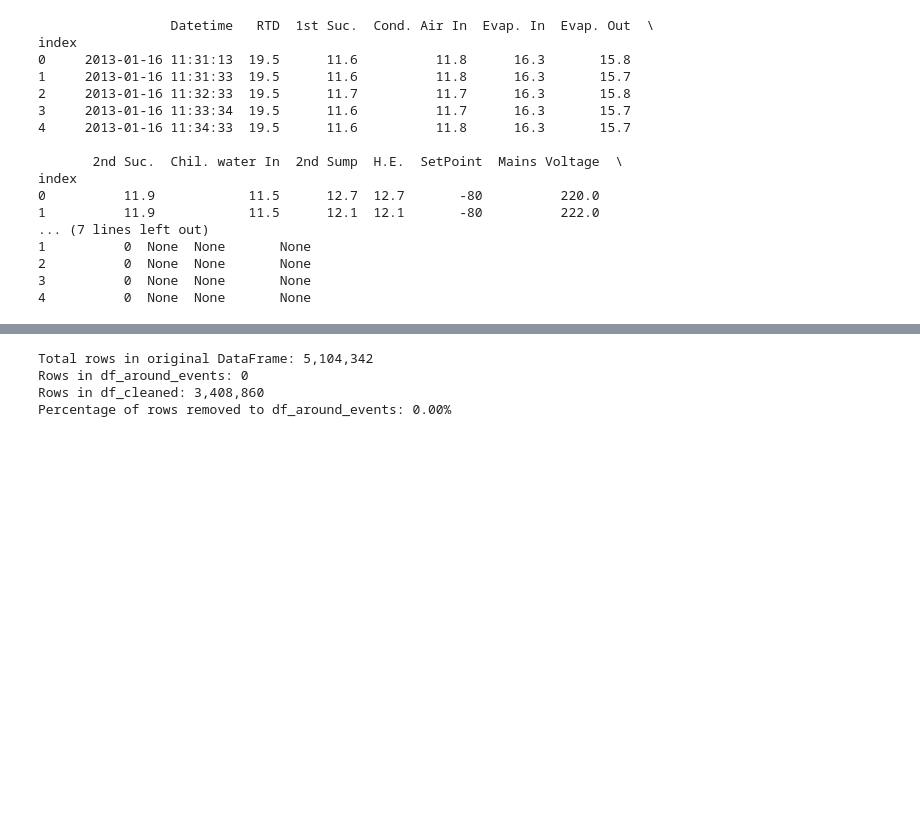
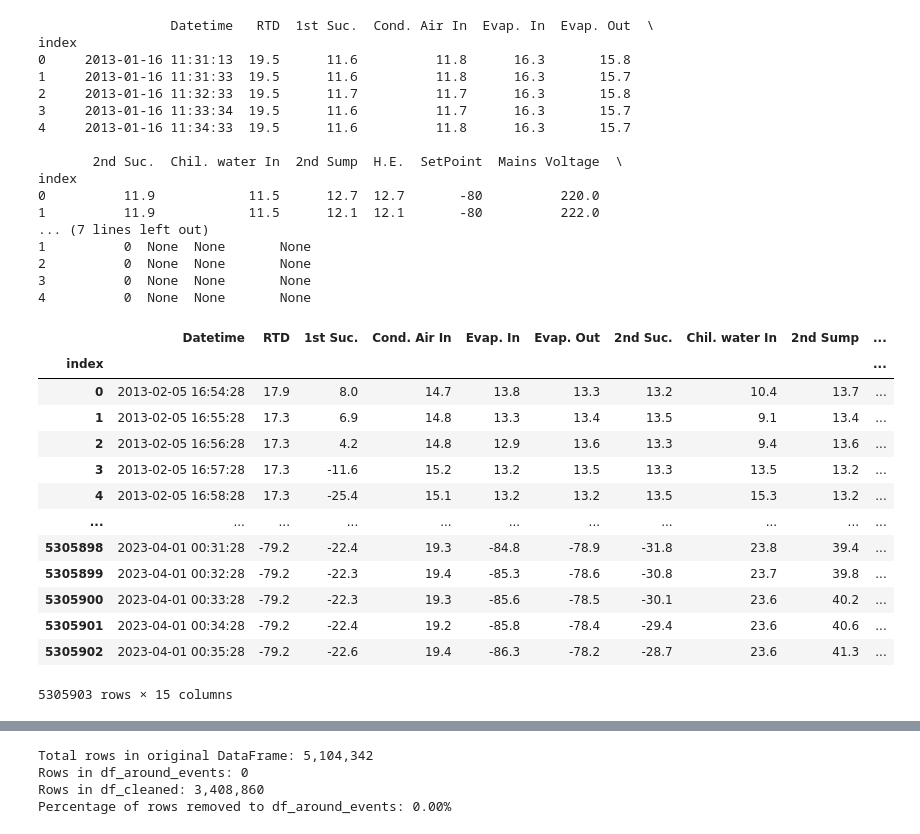
Before and after one commit to muhammadhussain-ops/DeepLearningProject, a Jupyter notebook: DataCleaning.ipynb, the cells around one changed output, grey strips where cells are left out. Drawn from its saved outputs; the diff is of its cells as text; code cells hidden in the pictures; blank space fills up the shorter version.

```diff
--- a/DataCleaning.ipynb
+++ b/DataCleaning.ipynb
@@ -36,4 +36,21 @@ df_events = pd.read_parquet(path + '806265_events.parquet')
 
 # Display the first few rows
 #df_events.head(20)
+# %%
+pd.read_parquet(path + '806271_temp.parquet')
+# %% [output]
+|  | Datetime | RTD | 1st Suc. | Cond. Air In | Evap. In | Evap. Out | 2nd Suc. | Chil. water In | 2nd Sump | ... |
+| index |  |  |  |  |  |  |  |  |  | ... |
+| 0 | 2013-02-05 16:54:28 | 17.9 | 8.0 | 14.7 | 13.8 | 13.3 | 13.2 | 10.4 | 13.7 | ... |
+| 1 | 2013-02-05 16:55:28 | 17.3 | 6.9 | 14.8 | 13.3 | 13.4 | 13.5 | 9.1 | 13.4 | ... |
+| 2 | 2013-02-05 16:56:28 | 17.3 | 4.2 | 14.8 | 12.9 | 13.6 | 13.3 | 9.4 | 13.6 | ... |
+| 3 | 2013-02-05 16:57:28 | 17.3 | -11.6 | 15.2 | 13.2 | 13.5 | 13.3 | 13.5 | 13.2 | ... |
+| 4 | 2013-02-05 16:58:28 | 17.3 | -25.4 | 15.1 | 13.2 | 13.2 | 13.5 | 15.3 | 13.2 | ... |
+| ... | ... | ... | ... | ... | ... | ... | ... | ... | ... | ... |
+| 5305898 | 2023-04-01 00:31:28 | -79.2 | -22.4 | 19.3 | -84.8 | -78.9 | -31.8 | 23.8 | 39.4 | ... |
+| 5305899 | 2023-04-01 00:32:28 | -79.2 | -22.3 | 19.4 | -85.3 | -78.6 | -30.8 | 23.7 | 39.8 | ... |
+| 5305900 | 2023-04-01 00:33:28 | -79.2 | -22.3 | 19.3 | -85.6 | -78.5 | -30.1 | 23.6 | 40.2 | ... |
+| 5305901 | 2023-04-01 00:34:28 | -79.2 | -22.4 | 19.2 | -85.8 | -78.4 | -29.4 | 23.6 | 40.6 | ... |
+| 5305902 | 2023-04-01 00:35:28 | -79.2 | -22.6 | 19.4 | -86.3 | -78.2 | -28.7 | 23.6 | 41.3 | ... |
+5305903 rows × 15 columns
 # %%
```
Also changed, not shown: parts of 3 cells of this notebook, 2 other files.
